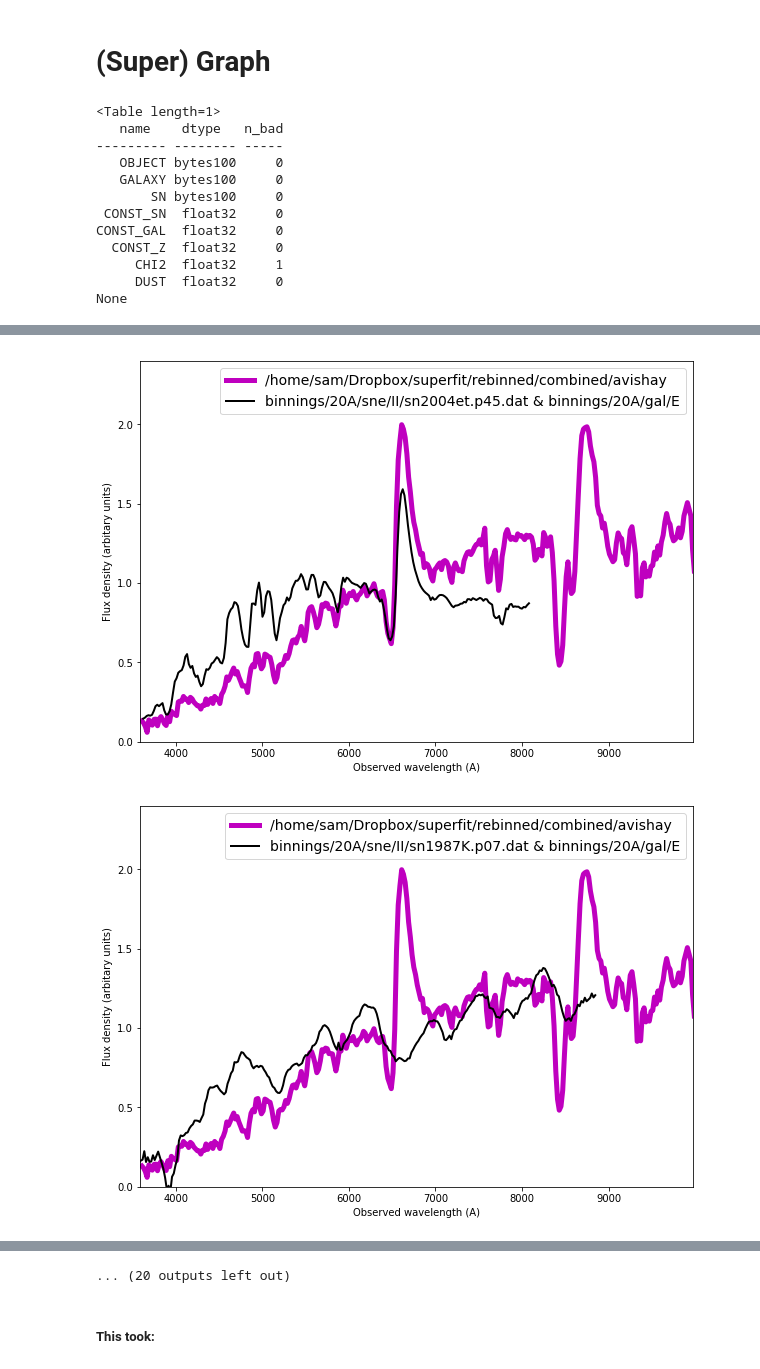
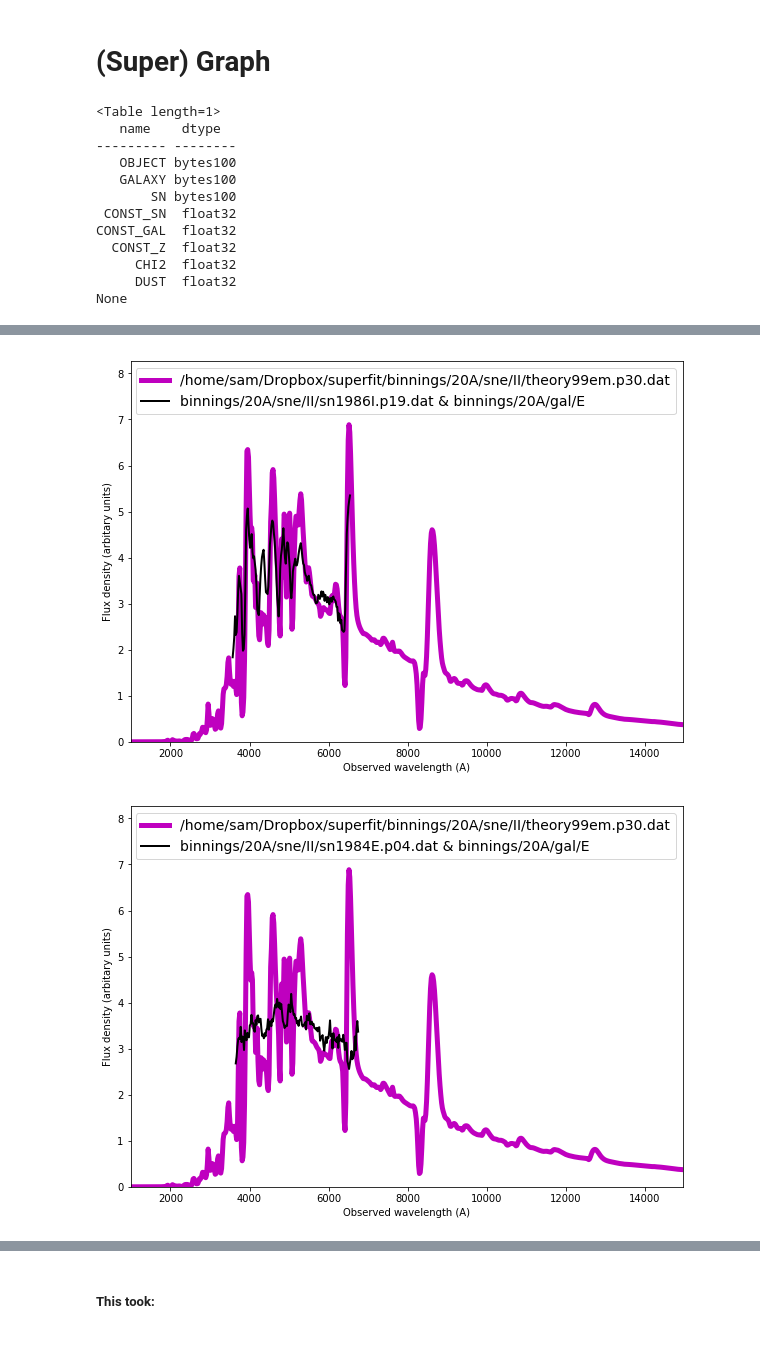
Before and after one commit to oyaron/NGSF, a Jupyter notebook: BFF.ipynb, the cells around one changed output, grey strips where cells are left out. Cells and saved outputs as stored; diff of their text form; code cells hidden in the pictures.

```diff
--- a/BFF.ipynb
+++ b/BFF.ipynb
@@ -260,7 +264,7 @@ templates_dust = np.array([-0.1, 0, 0.1])
 
 
 #templates_sn_trunc = select_templates(templates_sn, ['/Ia/','/Ib/','/Ic/','/II/','Others'])
-templates_sn_trunc = select_templates(templates_sn, ['/II/'])
+templates_sn_trunc = select_templates(templates_sn, ['/Ib/' , '/II/', '/Ic/'])
 
 
 
@@ -274,7 +278,7 @@ cartesian_product_all  =  table.Table(cartesian_product_all, names=('GALAXY', 'S
 
 
 # Here the user enters the template he wants to analize
-cartesian_product_all['OBJECT']=["/home/sam/Dropbox/superfit/rebinned/combined/avishay"]
+cartesian_product_all['OBJECT']=["/home/sam/Dropbox/superfit/binnings/20A/sne/II/theory99em.p30.dat"]
 
 
 cartesian_product_all
@@ -410,22 +411,24 @@ def visualise_match(DATABASE):
 # %%
 print(output.info())
 
-#b = [0,1,2,3,4,5,6,7,8,9]
-b = np.linspace(0,20,1)
-b = list(b)
+b = [0,1,2,3,4,5,6,7,8,9]
+#b = np.linspace(0,20,1)
+#b = list(b)
 
 for i in b:
     visualise_match(table.Table(result[i]))
+
+#visualise_match(table.Table(result[0]))
 # %% [output]
 <Table length=1>
-   name    dtype   n_bad
---------- -------- -----
-   OBJECT bytes100     0
-   GALAXY bytes100     0
-       SN bytes100     0
- CONST_SN  float32     0
-CONST_GAL  float32     0
-  CONST_Z  float32     0
-     CHI2  float32     1
-     DUST  float32     0
+   name    dtype
+--------- --------
+   OBJECT bytes100
+   GALAXY bytes100
+       SN bytes100
+ CONST_SN  float32
+CONST_GAL  float32
+  CONST_Z  float32
+     CHI2  float32
+     DUST  float32
 None
@@ -440,2 +443,2 @@ None
-[figure, old version]
+[figure, new version]
-[figure, old version]
+[figure, new version]
@@ -443,4 +445,3 @@ None
-... (20 outputs left out)
 # %% [markdown]
 ##### This took:
 # %%
```
Also changed, not shown: parts of 9 cells of this notebook.
